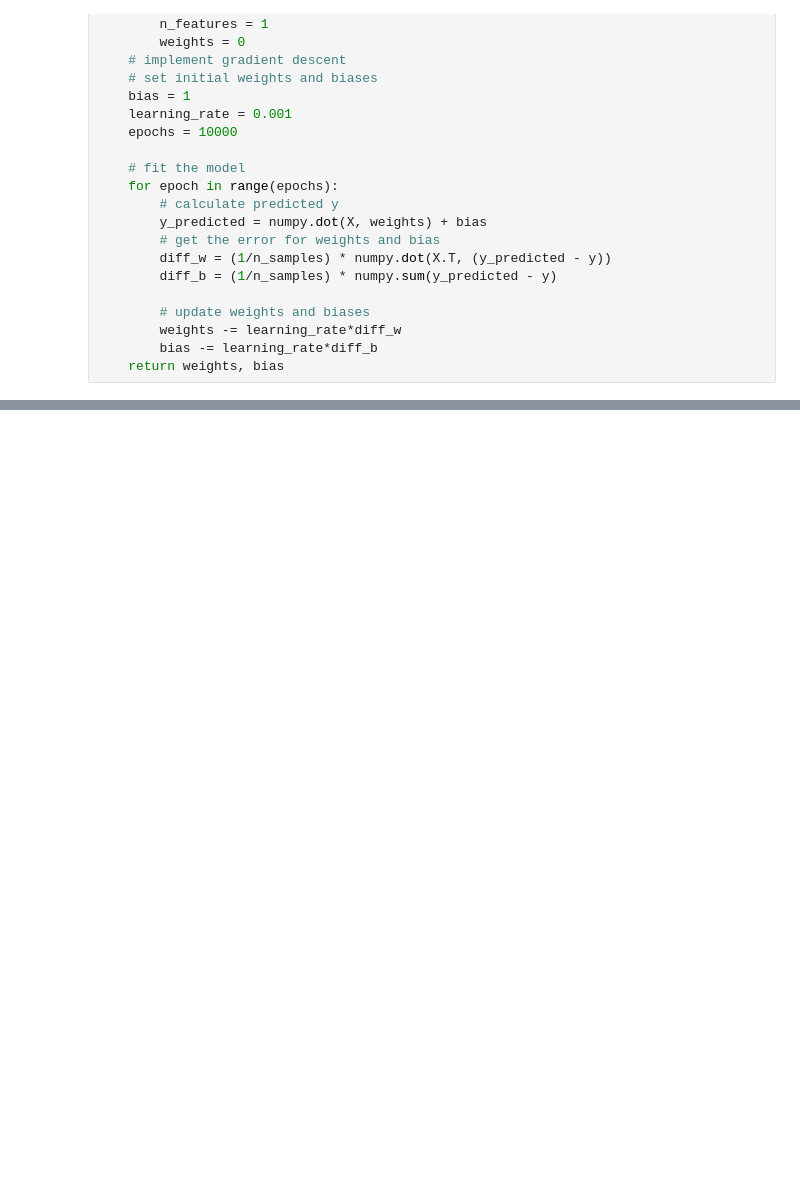
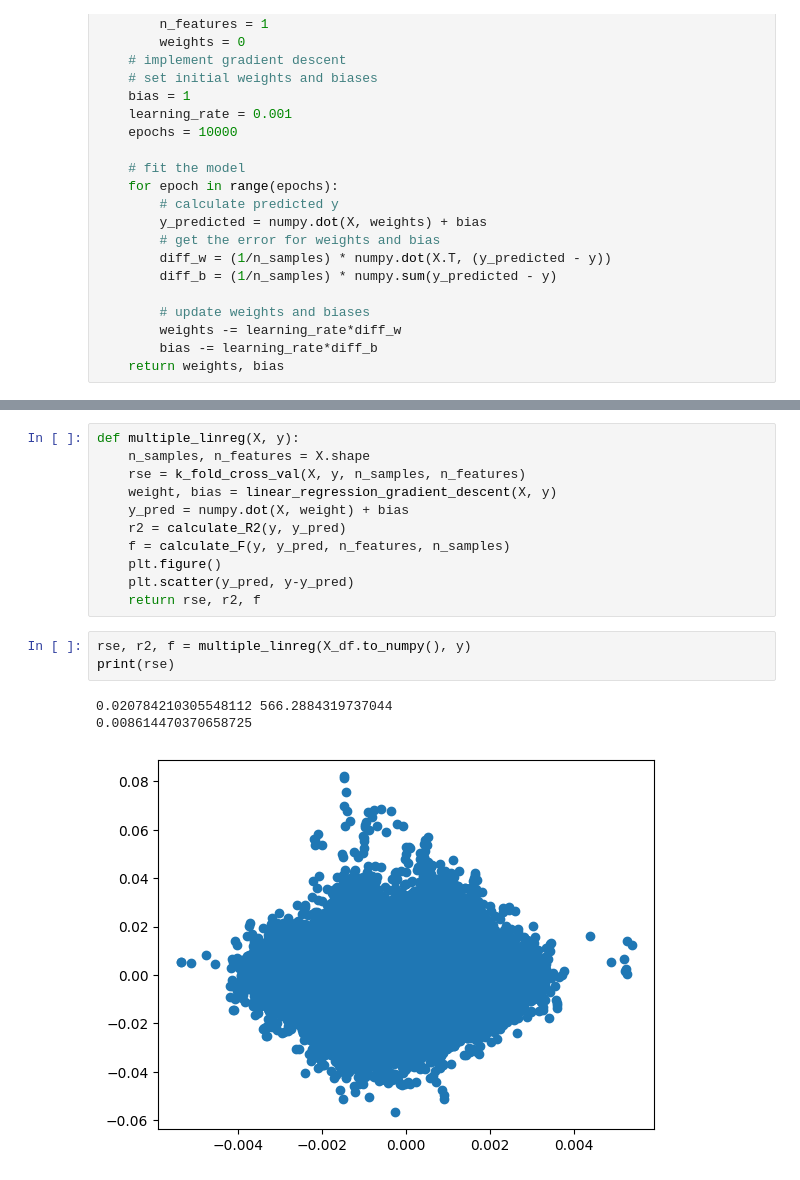
Before and after one commit to Audrey-White324/ista-421-final-project, a Jupyter notebook: white_regression_implementation.ipynb, the cells around one changed output, grey strips where cells are left out. Saved outputs shown, nothing was run; the diff lists cells and outputs as text; blank space fills up the shorter version.

```diff
--- a/white_regression_implementation.ipynb
+++ b/white_regression_implementation.ipynb
@@ -115,0 +116,18 @@ array([0., 0., 0., ..., 0., 0., 0.], shape=(133405,))
+# %%
+def multiple_linreg(X, y):
+    n_samples, n_features = X.shape
+    rse = k_fold_cross_val(X, y, n_samples, n_features)
+    weight, bias = linear_regression_gradient_descent(X, y)
+    y_pred = numpy.dot(X, weight) + bias
+    r2 = calculate_R2(y, y_pred)
+    f = calculate_F(y, y_pred, n_features, n_samples)
+    plt.figure()
+    plt.scatter(y_pred, y-y_pred)
+    return rse, r2, f
+# %%
+rse, r2, f = multiple_linreg(X_df.to_numpy(), y)
+print(rse)
+# %% [output]
+0.020784210305548112 566.2884319737044
+0.008614470370658725
+[figure, added]
```
Also changed, not shown: parts of 10 cells of this notebook.
